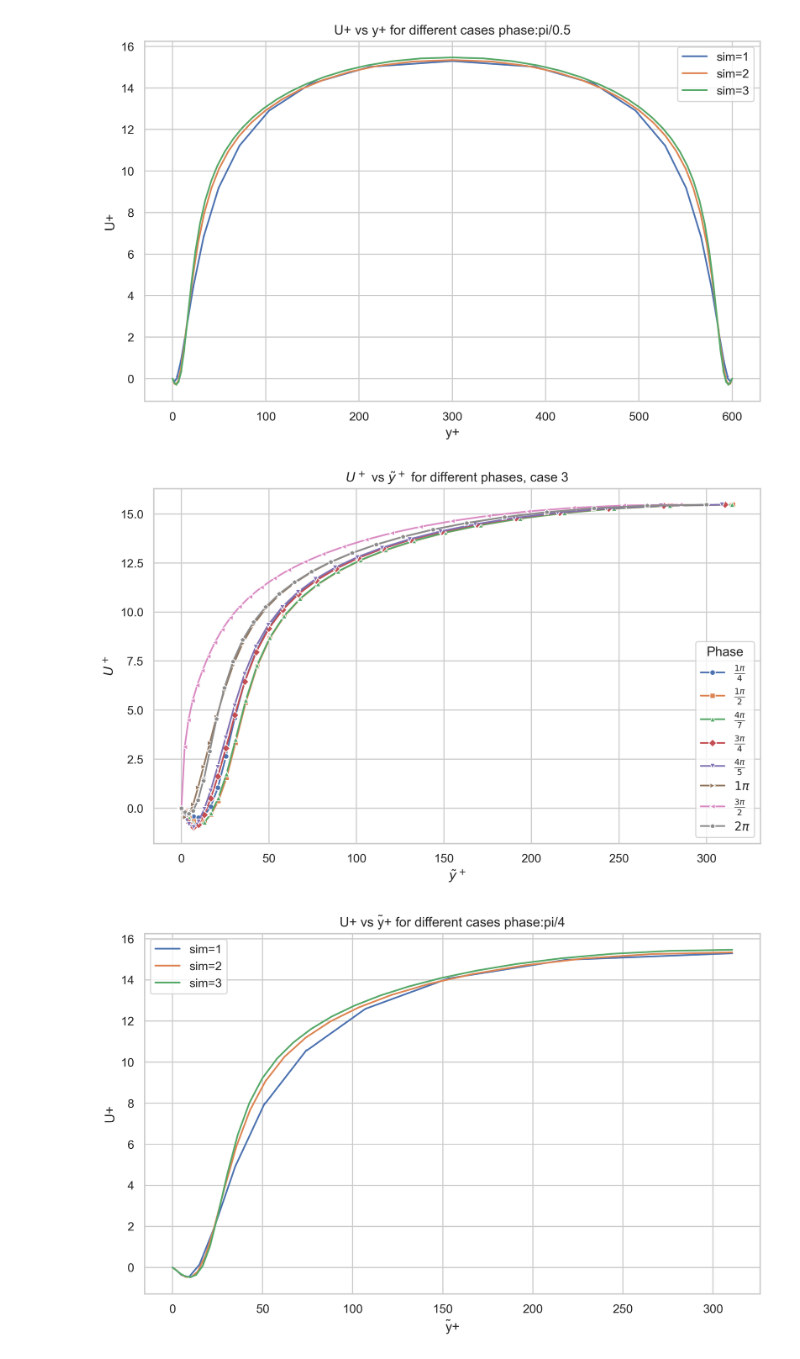
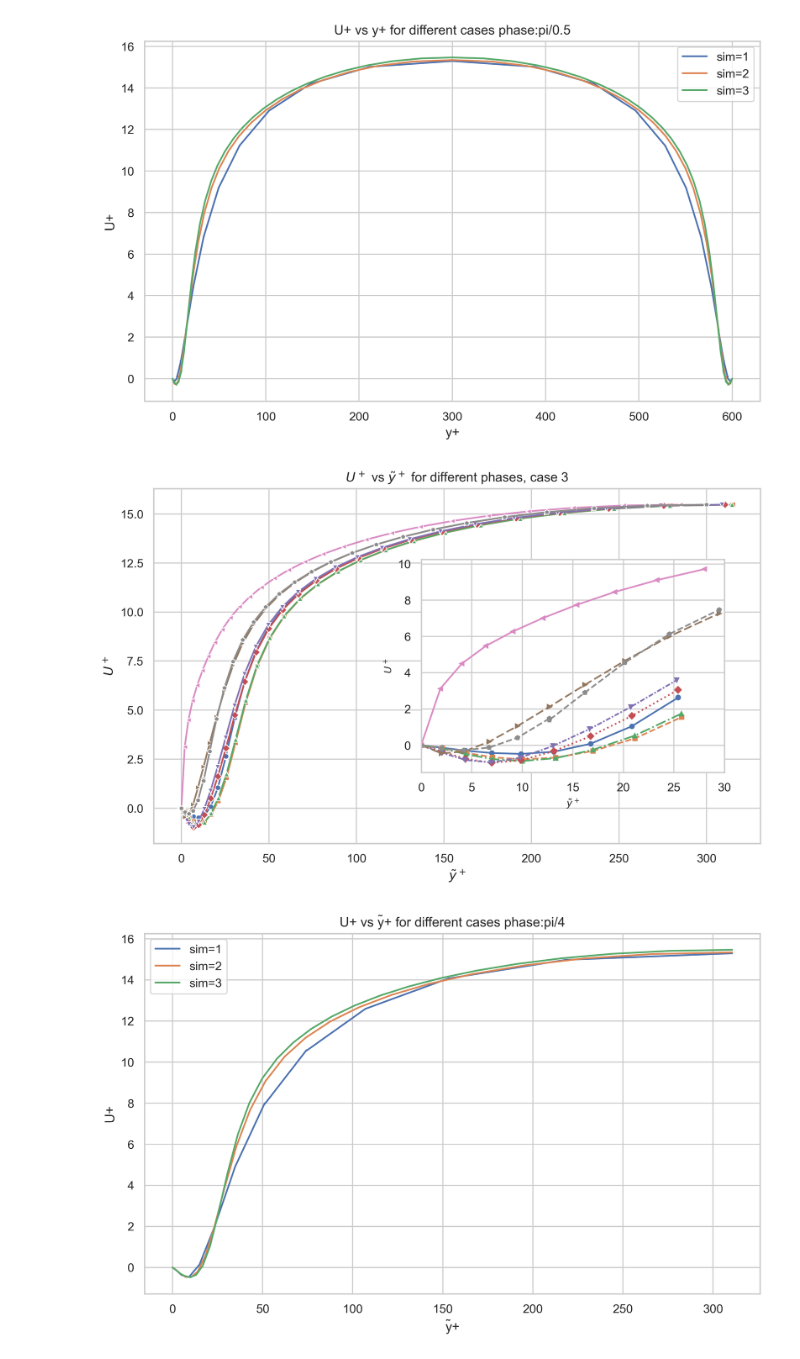
Before and after one commit to alexliberzonlab/sari-data, a Jupyter notebook: plots_assem.ipynb, the cells around one changed output. Saved outputs shown, nothing was run; the diff lists cells and outputs as text; code cells hidden in the pictures.

Commit message:
added boundary layer zoom in
the legend of the phases is now saved as a seperate image

```diff
--- a/plots_assem.ipynb
+++ b/plots_assem.ipynb
@@ -75,49 +114,85 @@ plt.show()
 # %%
 import pandas as pd
 import matplotlib.pyplot as plt
 import seaborn as sns
 from fractions import Fraction
+from mpl_toolkits.axes_grid1.inset_locator import inset_axes
 
+# ---------- settings ----------
 sns.set(style='whitegrid')
-plt.figure(figsize=(10, 6), dpi=300)
-
 sim_num = 3
-
 pi_divs = [4, 2, 1.75, 1.3333333333333333, 1.25, 1, 0.6666666666666666, 0.5]
 
-# Define line styles and markers
+# distinct styles to help distinguish lines
 linestyles = ['-', '--', '-.', ':', (0, (3, 1, 1, 1)), (0, (5, 2)), '-', '--']
-markers = ['o', 's', '^', 'D', 'v', '>', '<', 'p']
+markers    = ['o', 's', '^', 'D', 'v', '>', '<', 'p']
+
+# ---------- main figure ----------
+fig, ax = plt.subplots(figsize=(10, 6), dpi=300)
+
+handles, labels = [], []
+all_zoom_xmins, all_zoom_ymins, all_zoom_ymaxs = [], [], []
 
 for i, pi_div in enumerate(pi_divs):
-    df = pd.read_csv(f'C:/Users/Sari Kardosh/OneDrive/Documents/GitHub/sari-data/csv/avg_profile_wavy_sim_{sim_num}_phase_piby{pi_div}.csv')
+    path = f'C:/Users/Sari Kardosh/OneDrive/Documents/GitHub/sari-data/csv/avg_profile_wavy_sim_{sim_num}_phase_piby{pi_div}.csv'
+    df = pd.read_csv(path).dropna(subset=['y_plus_wavy', 'U_plus']).sort_values('y_plus_wavy')
 
+    # pretty phase label: e.g., 4π/3, 2π, π/2, etc.
     frac = Fraction(1 / pi_div).limit_denominator()
-    if frac.denominator == 1:
-        label = f"${frac.numerator}\\pi$"
-    else:
-        label = f"$\\frac{{{frac.numerator}\\pi}}{{{frac.denominator}}}$"
+    label = f"${frac.numerator}\\pi$" if frac.denominator == 1 else f"$\\frac{{{frac.numerator}\\pi}}{{{frac.denominator}}}$"
 
-    # Plot with linestyle and marker
-    sns.lineplot(
-        data=df,
-        x='y_plus_wavy',
-        y='U_plus',
-        label=label,
+    ln = sns.lineplot(
+        ax=ax, data=df, x='y_plus_wavy', y='U_plus',
+        legend=False,
         linestyle=linestyles[i % len(linestyles)],
-        marker=markers[i % len(markers)],
-        markersize=5
+        marker=markers[i % len(markers)], markersize=5
     )
+    handles.append(ln.lines[-1])
+    labels.append(label)
 
-plt.title(f'$U^+$ vs $\\tilde{{y}}^+$ for different phases, case {sim_num}')
-plt.xlabel(r'$\tilde{y}^+$')
-plt.ylabel(r'$U^+$')
-plt.legend(title='Phase')
-plt.grid(True)
-plt.savefig(f'u+ vs y~+ phase comparison sim{sim_num}.png')
-plt.show()
+    # collect stats for the inset (y_tilde+ < 30)
+    z = df[df['y_plus_wavy'] < 30]
+    if not z.empty:
+        all_zoom_xmins.append(z['y_plus_wavy'].min())
+        all_zoom_ymins.append(z['U_plus'].min())
+        all_zoom_ymaxs.append(z['U_plus'].max())
+
+# ---- inset: zoom for y_tilde+ < 30 ----
+axins = inset_axes(ax, width="50%", height="60%", loc='center right', borderpad=3)
+
+for i, pi_div in enumerate(pi_divs):
+    df = pd.read_csv(
+        f'C:/Users/Sari Kardosh/OneDrive/Documents/GitHub/sari-data/csv/avg_profile_wavy_sim_{sim_num}_phase_piby{pi_div}.csv'
+    ).dropna(subset=['y_plus_wavy','U_plus']).sort_values('y_plus_wavy')
+    z = df[df['y_plus_wavy'] < 30]
+    if not z.empty:
+        axins.plot(
+            z['y_plus_wavy'], z['U_plus'],
+            linestyle=linestyles[i % len(linestyles)],
+            marker=markers[i % len(markers)], markersize=4
+        )
+
+# set inset limits based on actual data
+xmin = min(all_zoom_xmins) if all_zoom_xmins else 0.0
+axins.set_xlim(xmin, 30)
+
+if all_zoom_ymins and all_zoom_ymaxs:
+    ymin = min(all_zoom_ymins)
+    ymax = max(all_zoom_ymaxs)
+    pad = 0.05 * (ymax - ymin if ymax > ymin else 1.0)
+    axins.set_ylim(ymin - pad, ymax + pad)
+
+axins.set_xlabel(r'$\tilde{y}^+$', fontsize=9)
+axins.set_ylabel(r'$U^+$', fontsize=9)
+axins.grid(True)
+
+# main axes cosmetics
+ax.set_title(r'$U^+$ vs $\tilde{{y}}^+$ for different phases, case {}'.format(sim_num))
+ax.set_xlabel(r'$\tilde{y}^+$')
+ax.set_ylabel(r'$U^+$')
+ax.grid(True)
 # %% [output]
-[figure, old version]
+[figure, new version]
 # %%
 #plotting different phases from the same case
 #change sim num
```
Also changed, not shown: parts of 1 cell of this notebook, 4 other files.
